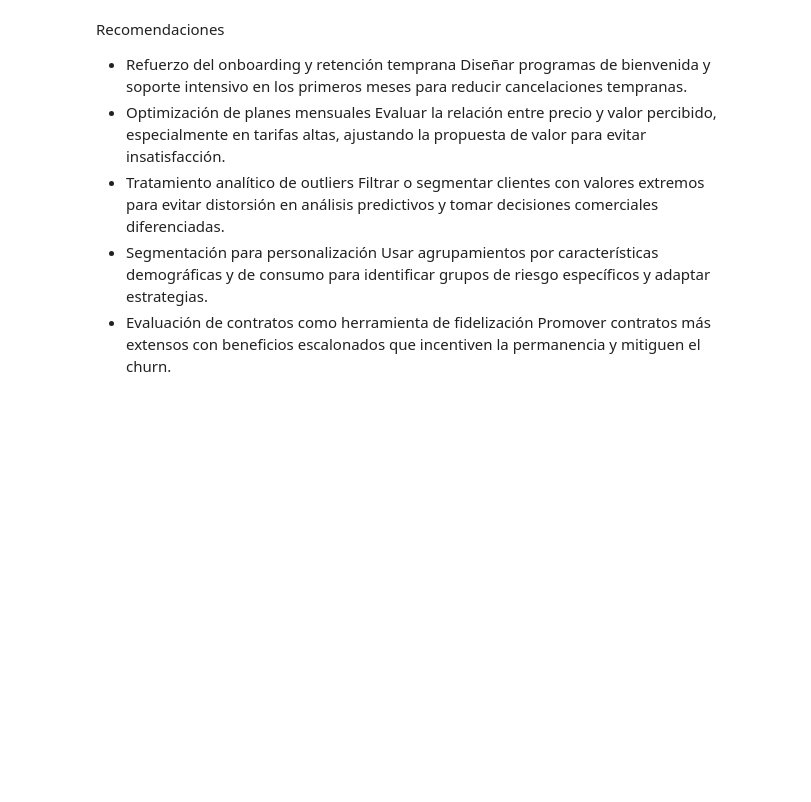
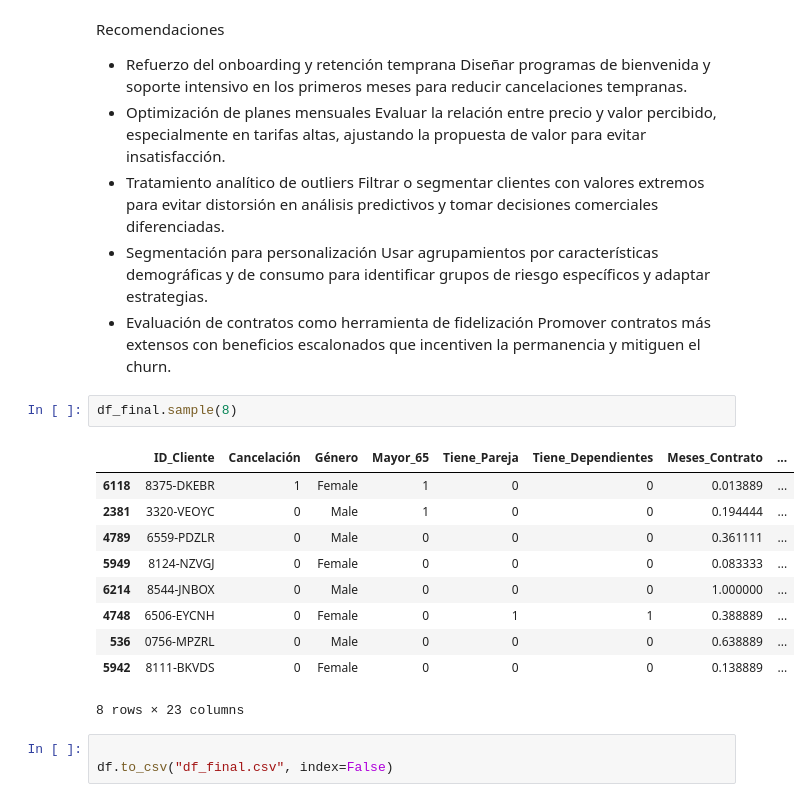
Before and after one commit to Maucho6340/Telecom_X_LATAM, a Jupyter notebook: Challenge_CHRUN_COLAB.ipynb, the cells around one changed output. Cells and saved outputs as stored; diff of their text form; blank space fills up the shorter version.

```diff
--- a/Challenge_CHRUN_COLAB.ipynb
+++ b/Challenge_CHRUN_COLAB.ipynb
@@ -641,3 +641,19 @@ Filtrar o segmentar clientes con valores extremos para evitar distorsión en an
 Usar agrupamientos por características demográficas y de consumo para identificar grupos de riesgo específicos y adaptar estrategias.
 - Evaluación de contratos como herramienta de fidelización
 Promover contratos más extensos con beneficios escalonados que incentiven la permanencia y mitiguen el churn.
+# %%
+df_final.sample(8)
+# %% [output]
+|  | ID_Cliente | Cancelación | Género | Mayor_65 | Tiene_Pareja | Tiene_Dependientes | Meses_Contrato | ... |
+| 6118 | 8375-DKEBR | 1 | Female | 1 | 0 | 0 | 0.013889 | ... |
+| 2381 | 3320-VEOYC | 0 | Male | 1 | 0 | 0 | 0.194444 | ... |
+| 4789 | 6559-PDZLR | 0 | Male | 0 | 0 | 0 | 0.361111 | ... |
+| 5949 | 8124-NZVGJ | 0 | Female | 0 | 0 | 0 | 0.083333 | ... |
+| 6214 | 8544-JNBOX | 0 | Male | 0 | 0 | 0 | 1.000000 | ... |
+| 4748 | 6506-EYCNH | 0 | Female | 0 | 1 | 1 | 0.388889 | ... |
+| 536 | 0756-MPZRL | 0 | Male | 0 | 0 | 0 | 0.638889 | ... |
+| 5942 | 8111-BKVDS | 0 | Female | 0 | 0 | 0 | 0.138889 | ... |
+8 rows × 23 columns
+# %%
+
+df.to_csv("df_final.csv", index=False)
```
